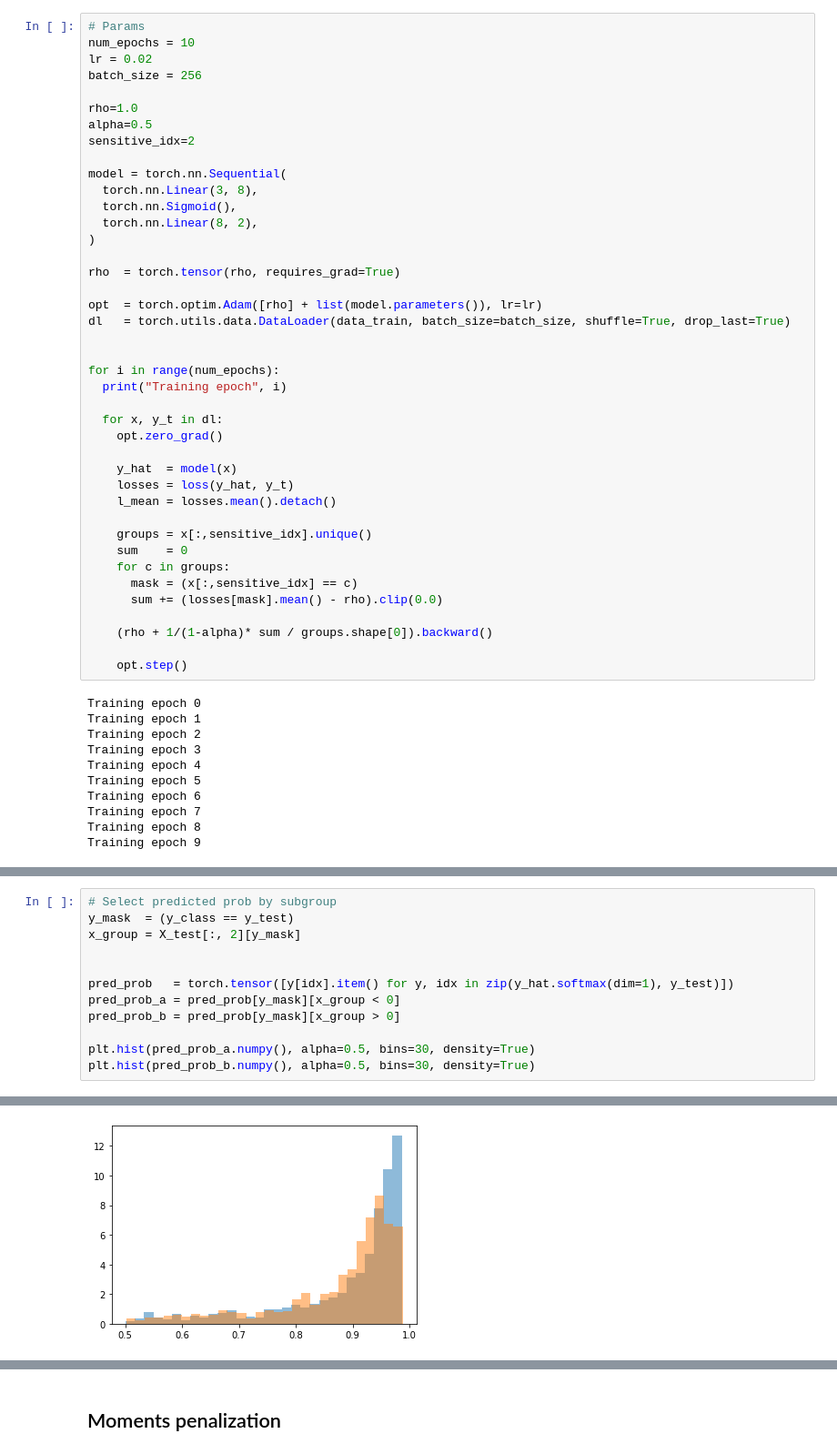
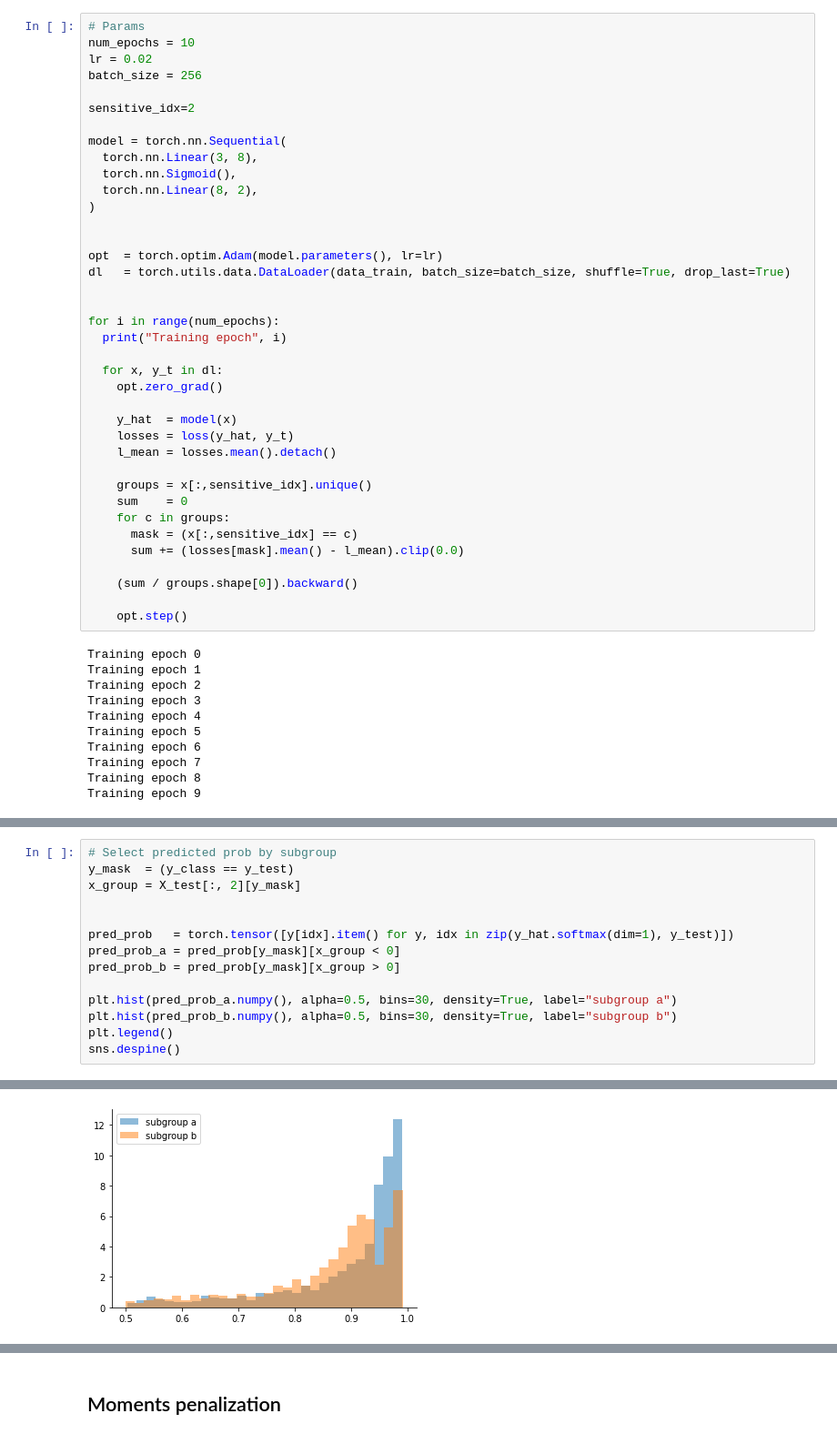
Before and after one commit to valeriu-balaban/fair-ml-presentation, a Jupyter notebook: Fair_ML_Presentation.ipynb, the cells around one changed output, grey strips where cells are left out. Shown at 91% size. Drawn from its saved outputs; the diff is of its cells as text.

```diff
--- a/Fair_ML_Presentation.ipynb
+++ b/Fair_ML_Presentation.ipynb
@@ -275,8 +288,6 @@ num_epochs = 10
 lr = 0.02
 batch_size = 256
 
-rho=1.0
-alpha=0.5
 sensitive_idx=2
 
 model = torch.nn.Sequential(
@@ -285,9 +296,8 @@ model = torch.nn.Sequential(
   torch.nn.Linear(8, 2),
 )
 
-rho  = torch.tensor(rho, requires_grad=True)
 
-opt  = torch.optim.Adam([rho] + list(model.parameters()), lr=lr)
+opt  = torch.optim.Adam(model.parameters(), lr=lr)
 dl   = torch.utils.data.DataLoader(data_train, batch_size=batch_size, shuffle=True, drop_last=True)
 
 
@@ -305,9 +315,9 @@ for i in range(num_epochs):
     sum    = 0
     for c in groups:
       mask = (x[:,sensitive_idx] == c)
-      sum += (losses[mask].mean() - rho).clip(0.0)
+      sum += (losses[mask].mean() - l_mean).clip(0.0)
 
-    (rho + 1/(1-alpha)* sum / groups.shape[0]).backward()
+    (sum / groups.shape[0]).backward()
 
     opt.step()
 # %% [output]
@@ -376,6 +382,8 @@ pred_prob   = torch.tensor([y[idx].item() for y, idx in zip(y_hat.softmax(dim=1)
 pred_prob_a = pred_prob[y_mask][x_group < 0]
 pred_prob_b = pred_prob[y_mask][x_group > 0]
 
-plt.hist(pred_prob_a.numpy(), alpha=0.5, bins=30, density=True)
-plt.hist(pred_prob_b.numpy(), alpha=0.5, bins=30, density=True)
+plt.hist(pred_prob_a.numpy(), alpha=0.5, bins=30, density=True, label="subgroup a")
+plt.hist(pred_prob_b.numpy(), alpha=0.5, bins=30, density=True, label="subgroup b")
+plt.legend()
+sns.despine()
 # %% [output]
@@ -396 +390 @@ plt.hist(pred_prob_b.numpy(), alpha=0.5, bins=30, density=True)
-[figure, old version]
+[figure, new version]
```
Also changed, not shown: parts of 19 cells of this notebook.
